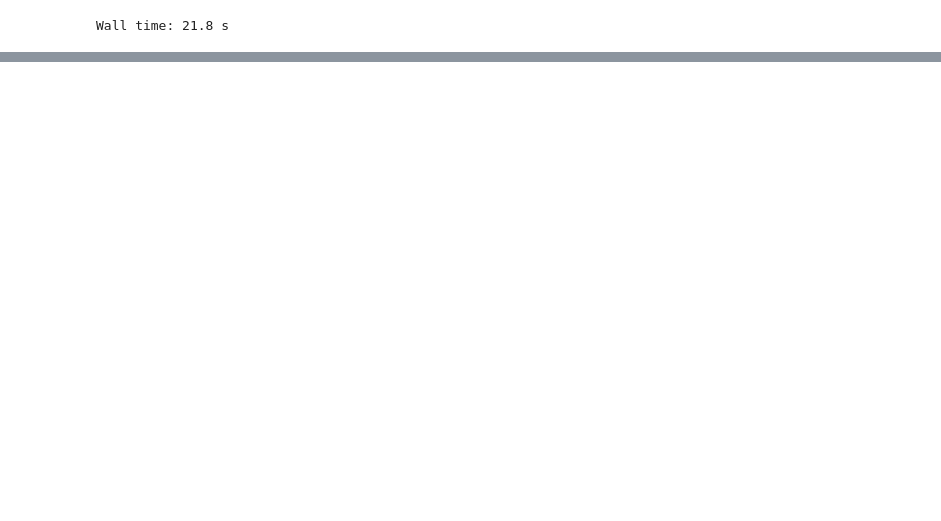
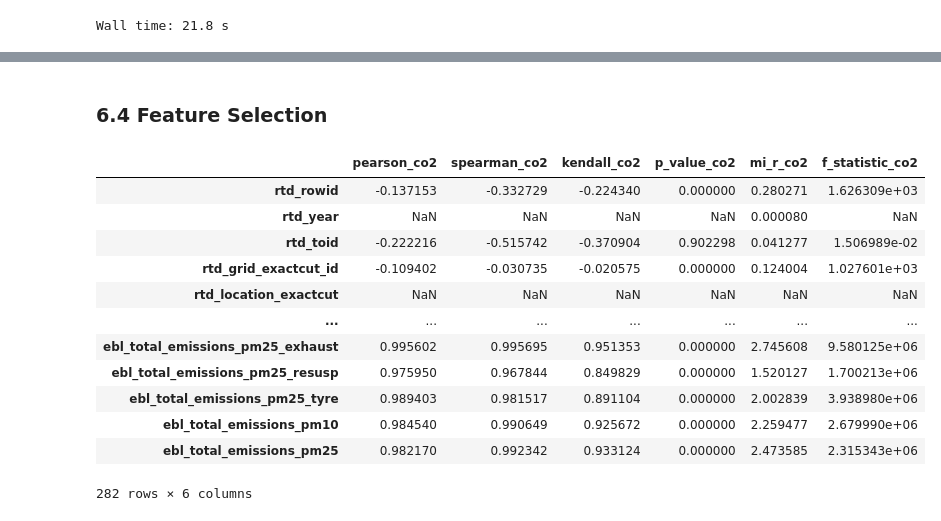
Before and after one commit to abdulrahman-almarzooqi/csck503project, a Jupyter notebook: LAEI_DataProcessing.ipynb, the cells around one changed output, grey strips where cells are left out. Cells and saved outputs as stored; diff of their text form; code cells hidden in the pictures; blank space fills up the shorter version.

Commit message:
Added correlations and modelling plus other small changes

```diff
--- a/LAEI_DataProcessing.ipynb
+++ b/LAEI_DataProcessing.ipynb
@@ -497,0 +581,2 @@ Wall time: 21.8 s
+# %%
+df_correlations["spearman_co2"] = df_processed.corrwith(df_processed["ebl_total_emissions_co2"], method="spearman")
@@ -497,0 +585,2 @@ Wall time: 21.8 s
+# %%
+df_correlations["kendall_co2"] = df_processed.corrwith(df_processed["ebl_total_emissions_co2"], method="kendall")
@@ -497,0 +589,25 @@ Wall time: 21.8 s
+# %%
+%%time
+
+float_columns = []
+
+for c in df_processed.columns:
+    if df_processed[c].dtype == float:
+        float_columns.append(c)
+
+X = df_processed[float_columns].copy()
+y = df_processed["ebl_total_emissions_co2"].copy()
+
+X.fillna(0, inplace=True)
+y.fillna(0, inplace=True)
+
+fs = feature_selection.f_regression(X, y, center=True)
+
+f_statistic = [float('{0:.10f}'.format(v)) for v in fs[0]]
+p_value = [float('{0:.10f}'.format(v)) for v in fs[1]]
+
+f_statistic_series = pd.Series(f_statistic, float_columns)
+df_correlations["f_statistic_co2"] = f_statistic_series
+
+p_value_series = pd.Series(p_value, float_columns)
+df_correlations["p_value_co2"] = p_value_series
@@ -497,0 +618,6 @@ Wall time: 21.8 s
+# %%
+%%time
+
+mi_r = feature_selection.mutual_info_regression(X, y)
+mi_r_series = pd.Series(mi_r, float_columns)
+df_correlations["mi_r_co2"] = mi_r_series
@@ -497,0 +626,21 @@ Wall time: 21.8 s
+# %% [markdown]
+### 6.4 Feature Selection
+# %%
+df_correlations
+
+# Features from rtd (road traffic data) with correlations (pearson, spearman, and kendall) above 0.5 have been selected
+# for further exploration
+# %% [output]
+|  | pearson_co2 | spearman_co2 | kendall_co2 | p_value_co2 | mi_r_co2 | f_statistic_co2 |
+| rtd_rowid | -0.137153 | -0.332729 | -0.224340 | 0.000000 | 0.280271 | 1.626309e+03 |
+| rtd_year | NaN | NaN | NaN | NaN | 0.000080 | NaN |
+| rtd_toid | -0.222216 | -0.515742 | -0.370904 | 0.902298 | 0.041277 | 1.506989e-02 |
+| rtd_grid_exactcut_id | -0.109402 | -0.030735 | -0.020575 | 0.000000 | 0.124004 | 1.027601e+03 |
+| rtd_location_exactcut | NaN | NaN | NaN | NaN | NaN | NaN |
+| ... | ... | ... | ... | ... | ... | ... |
+| ebl_total_emissions_pm25_exhaust | 0.995602 | 0.995695 | 0.951353 | 0.000000 | 2.745608 | 9.580125e+06 |
+| ebl_total_emissions_pm25_resusp | 0.975950 | 0.967844 | 0.849829 | 0.000000 | 1.520127 | 1.700213e+06 |
+| ebl_total_emissions_pm25_tyre | 0.989403 | 0.981517 | 0.891104 | 0.000000 | 2.002839 | 3.938980e+06 |
+| ebl_total_emissions_pm10 | 0.984540 | 0.990649 | 0.925672 | 0.000000 | 2.259477 | 2.679990e+06 |
+| ebl_total_emissions_pm25 | 0.982170 | 0.992342 | 0.933124 | 0.000000 | 2.473585 | 2.315343e+06 |
+282 rows × 6 columns
```
Also changed, not shown: parts of 97 cells of this notebook.
